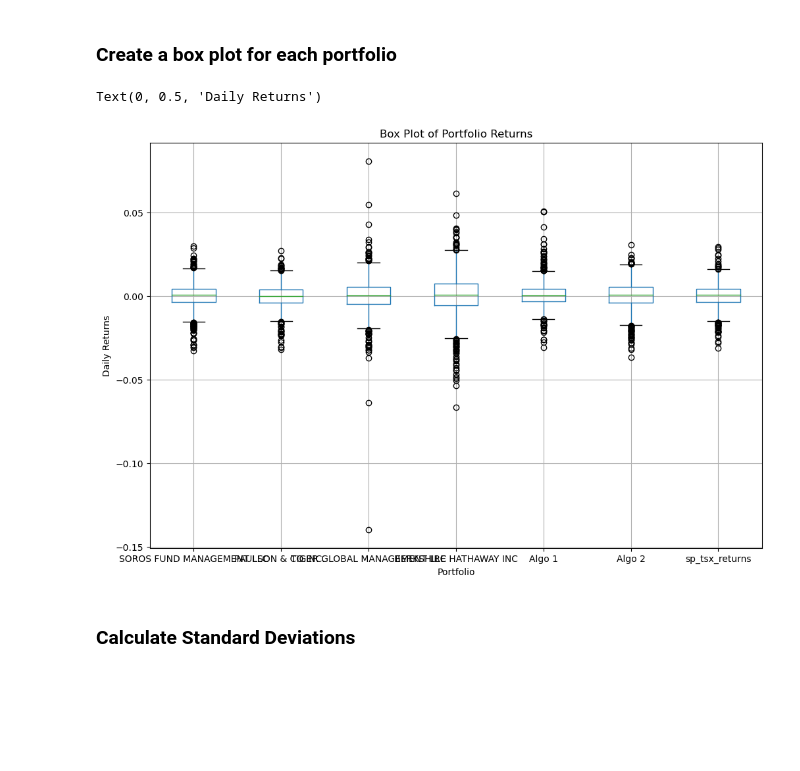
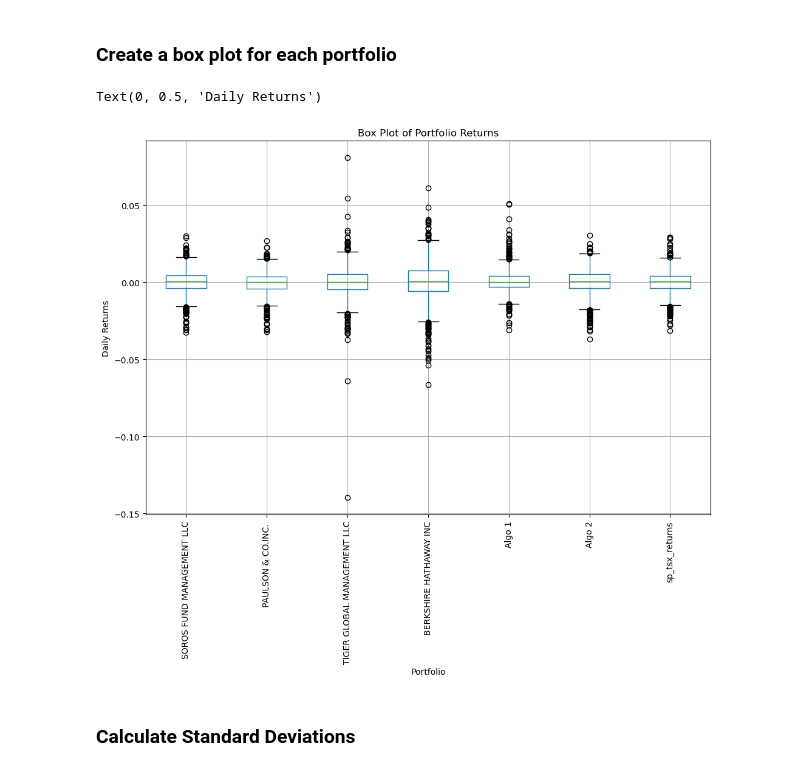
Before and after one commit to DGLewiss/Module-4-Challenge, a Jupyter notebook: Main/whale_analysis.ipynb, the cells around one changed output. Drawn from its saved outputs; the diff is of its cells as text; code cells hidden in the pictures; blank space fills up the shorter version.

```diff
--- a/Main/whale_analysis.ipynb
+++ b/Main/whale_analysis.ipynb
@@ -233,16 +233,17 @@ Determine the _risk_ of each portfolio:
 # %%
 # Box plot to visually show risk
 # Create a box plot for each portfolio's returns
 combined_df.boxplot(column=['SOROS FUND MANAGEMENT LLC', 'PAULSON & CO.INC. ', 'TIGER GLOBAL MANAGEMENT LLC',
                             'BERKSHIRE HATHAWAY INC', 'Algo 1', 'Algo 2', 'sp_tsx_returns'], figsize=(12, 8))
 
 # Set plot title and labels
 plt.title('Box Plot of Portfolio Returns')
 plt.xlabel('Portfolio')
+plt.xticks(rotation=90)
 plt.ylabel('Daily Returns')
 # %% [output]
 Text(0, 0.5, 'Daily Returns')
-[figure, old version]
+[figure, new version]
 # %% [markdown]
 ### Calculate Standard Deviations
 # %%
```
Also changed, not shown: 1 other file.
